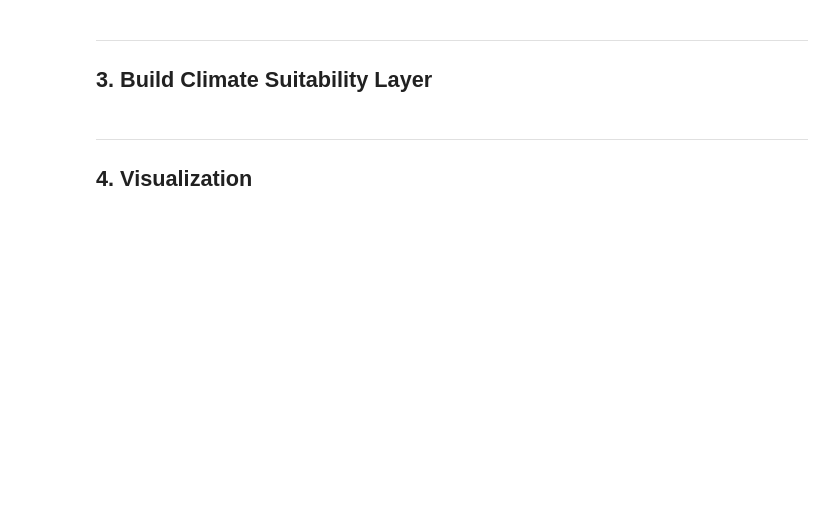
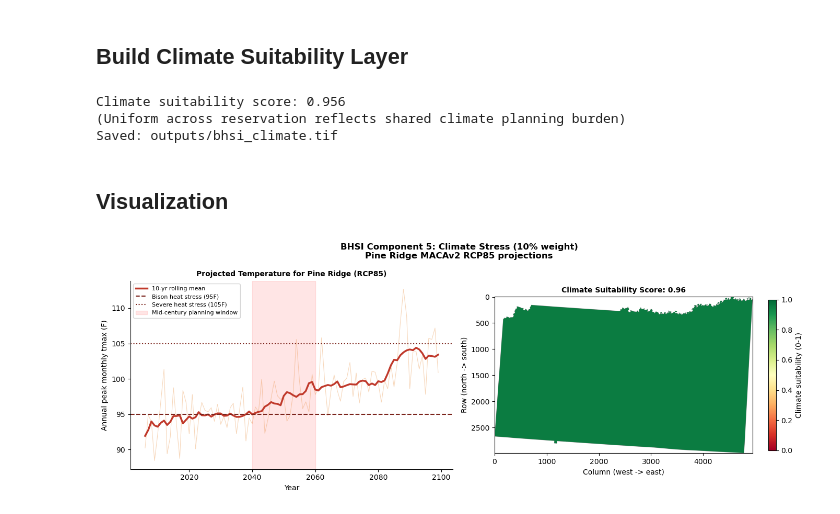
Before and after one commit to olc-techsupport/Agriculture-pine_ridge_bison_habitat, a Jupyter notebook: notebooks/06_climate_stress.ipynb, the cells around one changed output. Saved outputs shown, nothing was run; the diff lists cells and outputs as text; code cells hidden in the pictures; blank space fills up the shorter version.

```diff
--- a/notebooks/06_climate_stress.ipynb
+++ b/notebooks/06_climate_stress.ipynb
@@ -131,6 +167,5 @@ else:
 # %% [markdown]
----
-## 3. Build Climate Suitability Layer
+## Build Climate Suitability Layer
 # %%
 # Climate suitability score for BHSI:
 # Based on projected mid-century heat stress relative to baseline
@@ -156,16 +191,19 @@ climate_raster = np.where(
     ~np.isnan(tmpl_data), climate_score, np.nan
 ).astype(np.float32)
 
-climate_path = OUTPUTS_DIR / "bhsi_climate.tif"
+climate_path = OUTPUTS_DIR/"bhsi_climate.tif"
 with rasterio.open(climate_path, "w", **profile) as dst:
     dst.write(climate_raster, 1)
 
 print(f"Climate suitability score: {climate_score:.3f}")
-print(f"(Uniform across reservation — reflects shared climate planning burden)")
+print(f"(Uniform across reservation reflects shared climate planning burden)")
 print(f"Saved: outputs/bhsi_climate.tif")
+# %% [output]
+Climate suitability score: 0.956
+(Uniform across reservation reflects shared climate planning burden)
+Saved: outputs/bhsi_climate.tif
 # %% [markdown]
----
-## 4. Visualization
+## Visualization
 # %%
 def despine(ax):
     ax.spines["top"].set_visible(False)
@@ -182,35 +220,37 @@ if not tmax_df.empty:
     ax.plot(annual_tmax["year"], rolling, color="#C0392B", linewidth=2.5,
             label="10-yr rolling mean")
     ax.axhline(HEAT_STRESS_F, color="#7B241C", linestyle="--",
                linewidth=1.5, label=f"Bison heat stress ({HEAT_STRESS_F}F)")
     ax.axhline(EXTREME_HEAT_F, color="#7B241C", linestyle=":",
                linewidth=1.5, label=f"Severe heat stress ({EXTREME_HEAT_F}F)")
     ax.axvspan(2040, 2060, alpha=0.1, color="red", label="Mid-century planning window")
     ax.set_xlabel("Year")
     ax.set_ylabel("Annual peak monthly tmax (F)")
-    ax.set_title(f"Projected Temperature — Pine Ridge ({MACA_SCENARIO.upper()})",
+    ax.set_title(f"Projected Temperature for Pine Ridge ({MACA_SCENARIO.upper()})",
                  fontsize=10, fontweight="bold")
     ax.legend(fontsize=8)
     despine(ax)
 
     # Climate suitability map
     ax = axes[1]
     im = ax.imshow(climate_raster, cmap="RdYlGn", vmin=0, vmax=1, origin="upper")
     plt.colorbar(im, ax=ax, label="Climate suitability (0-1)", shrink=0.8)
     ax.set_title(f"Climate Suitability Score: {climate_score:.2f}",
                  fontsize=10, fontweight="bold")
     ax.set_xlabel("Column (west -> east)")
     ax.set_ylabel("Row (north -> south)")
 
     plt.suptitle(
         "BHSI Component 5: Climate Stress (10% weight)\n"
-        f"Pine Ridge — MACAv2 {MACA_SCENARIO.upper()} projections",
+        f"Pine Ridge MACAv2 {MACA_SCENARIO.upper()} projections",
         fontsize=12, fontweight="bold",
     )
     plt.tight_layout()
-    fig.savefig(FIGURES_DIR / "06_climate.png", dpi=150, bbox_inches="tight")
+    fig.savefig(FIGURES_DIR/"06_climate.png", dpi=150, bbox_inches="tight")
     plt.show()
 else:
     print("No climate data to visualize.")
+# %% [output]
+[figure, added]
 # %%
 print(generate_citations(["maca_climate"]))
```
Also changed, not shown: parts of 8 cells of this notebook, 7 other files.
